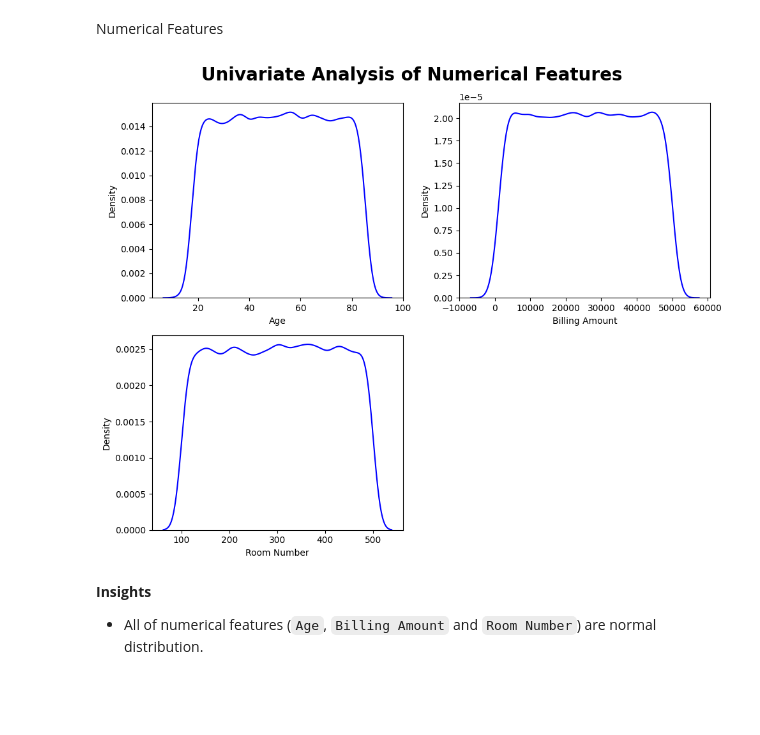
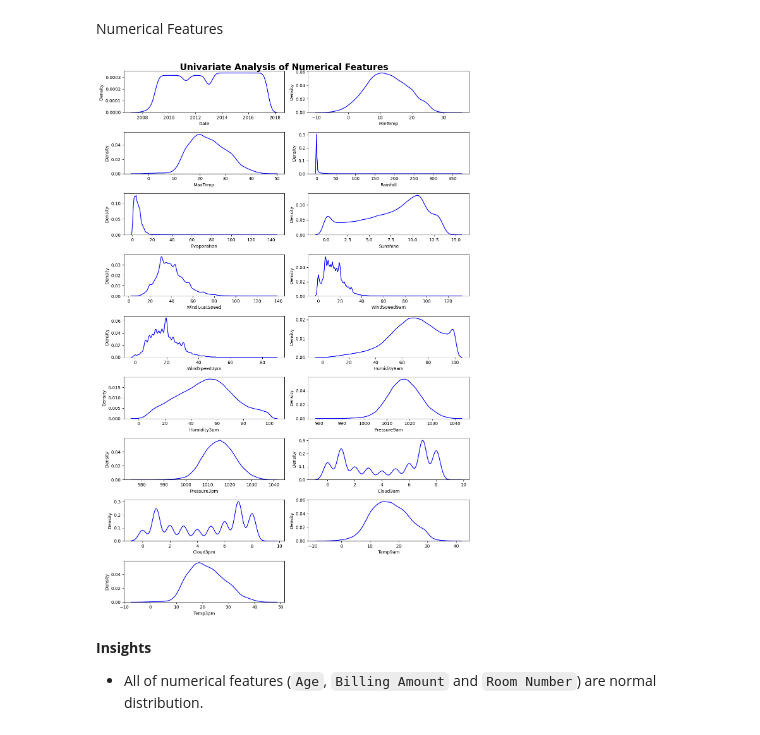
Before and after one commit to imkhlst/End-to-End-Machine-Learning-Healthcare-Classification, a Jupyter notebook: notebook/eda.ipynb, the cells around one changed output. Cells and saved outputs as stored; diff of their text form; code cells hidden in the pictures; blank space fills up the shorter version.

```diff
--- a/notebook/eda.ipynb
+++ b/notebook/eda.ipynb
@@ -34,6 +34,6 @@ warnings.filterwarnings("ignore")
 # %% [markdown]
 Import the CSV data as Pandas DataFrame and show top 5 records.
 # %%
-df = pd.read_csv(r"healthcare_dataset.csv")
+df = pd.read_csv(r"weatherAUS.csv")
 df.head()
 # %% [output]
@@ -88,5 +125,8 @@ memory usage: 6.4+ MB
 # %% [markdown]
 ### **Exploratory Data Analysis**
+# %%
+# Change Date datatype to numerical features (Datetime)
+df['Date'] = pd.to_datetime(df['Date'])
 # %%
 # Defines numerical and categorical columns
 numerical_feature = [feature for feature in df.columns if df[feature].dtype != "O"]
@@ -130,16 +170,16 @@ Will be added soon
 # %% [markdown]
 Numerical Features
 # %%
-plt.figure(figsize=(10, 8))
+plt.figure(figsize=(12, 18))
 plt.suptitle("Univariate Analysis of Numerical Features", fontsize=20, fontweight="bold")
 
 for i in range(0, len(numerical_feature)):
-    plt.subplot(2, 2, i+1)
-    sns.kdeplot(df[numerical_feature[i]], color="blue")
+    plt.subplot(9, 2, i+1)
+    sns.kdeplot(x=df[numerical_feature[i]], color="blue")
     plt.xlabel(numerical_feature[i])
     plt.tight_layout()
 # %% [output]
-[figure, old version]
+[figure, new version]
 # %% [markdown]
 **Insights**
 - All of numerical features (`Age`, `Billing Amount` and `Room Number`) are normal distribution.
```
Also changed, not shown: parts of 15 cells of this notebook.
